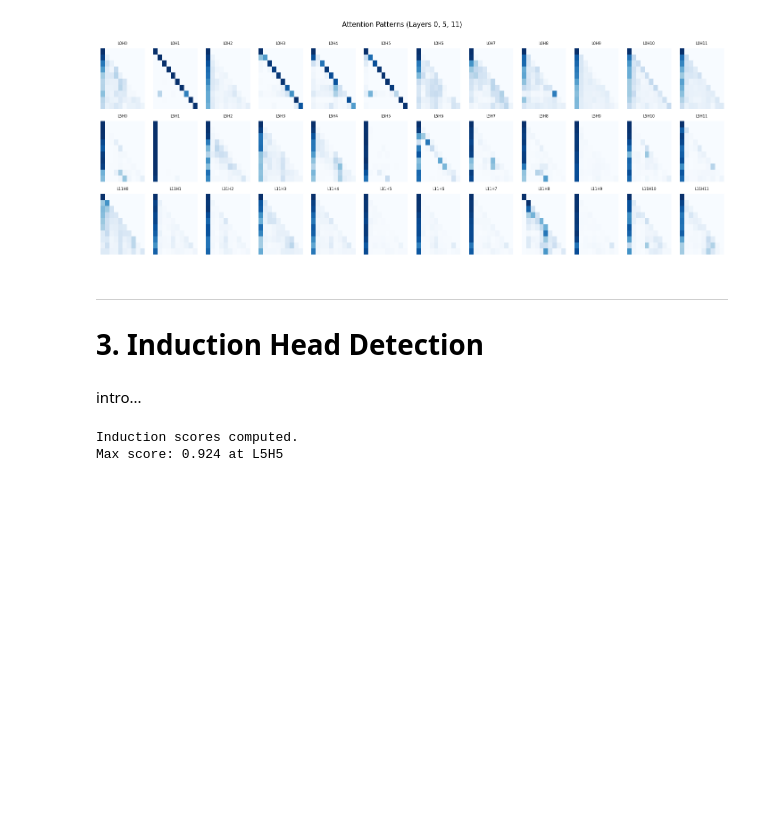
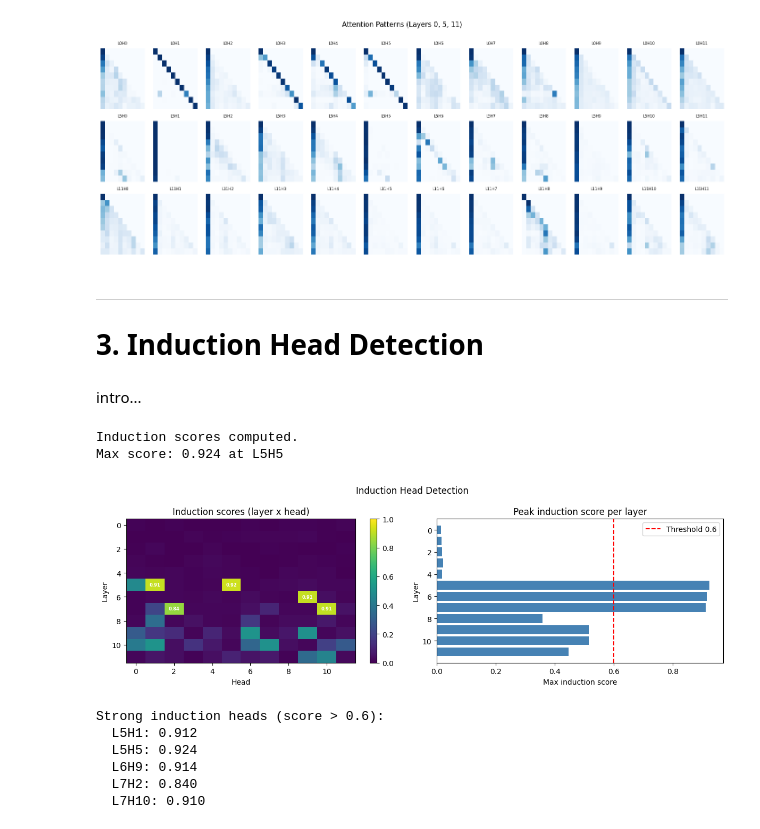
Before and after one commit to agentjakey/mechinterp-explore, a Jupyter notebook: safety_notebook.ipynb, the cells around one changed output. Saved outputs shown, nothing was run; the diff lists cells and outputs as text; code cells hidden in the pictures; blank space fills up the shorter version.

Commit message:
induction head detection: heat map, annotate above threshold, bar chart max score per layer

```diff
--- a/safety_notebook.ipynb
+++ b/safety_notebook.ipynb
@@ -130,3 +130,49 @@ print(f'Max score: {scores.max():.3f} at L{scores.argmax() // n_heads}H{scores.a
 # %% [output]
 Induction scores computed.
 Max score: 0.924 at L5H5
+# %%
+fig, axes = plt.subplots(1, 2, figsize=(12, 4))
+fig.suptitle('Induction Head Detection', fontsize=12)
+
+# Heatmap
+im = axes[0].imshow(scores, cmap='viridis', vmin=0, vmax=1, aspect='auto')
+axes[0].set_xlabel('Head')
+axes[0].set_ylabel('Layer')
+axes[0].set_title('Induction scores (layer x head)')
+plt.colorbar(im, ax=axes[0])
+
+# Annotate heads above threshold
+THRESHOLD = 0.6
+for l in range(n_layers):
+    for h in range(n_heads):
+        if scores[l, h] > THRESHOLD:
+            axes[0].text(h, l, f'{scores[l,h]:.2f}', ha='center', va='center',
+                         fontsize=6, color='white', fontweight='bold')
+
+# Bar chart: max score per layer
+max_per_layer = scores.max(axis=1)
+axes[1].barh(range(n_layers), max_per_layer, color='steelblue')
+axes[1].invert_yaxis()
+axes[1].axvline(THRESHOLD, color='red', linestyle='--', label=f'Threshold {THRESHOLD}')
+axes[1].set_xlabel('Max induction score')
+axes[1].set_ylabel('Layer')
+axes[1].set_title('Peak induction score per layer')
+axes[1].legend()
+
+plt.tight_layout()
+plt.savefig('figures/induction_scores.png', dpi=120, bbox_inches='tight')
+plt.show()
+
+print(f'Strong induction heads (score > {THRESHOLD}):')
+for l in range(n_layers):
+    for h in range(n_heads):
+        if scores[l, h] > THRESHOLD:
+            print(f'  L{l}H{h}: {scores[l,h]:.3f}')
+# %% [output]
+[figure, added]
+Strong induction heads (score > 0.6):
+  L5H1: 0.912
+  L5H5: 0.924
+  L6H9: 0.914
+  L7H2: 0.840
+  L7H10: 0.910
```
Also changed, not shown: 1 other file.
